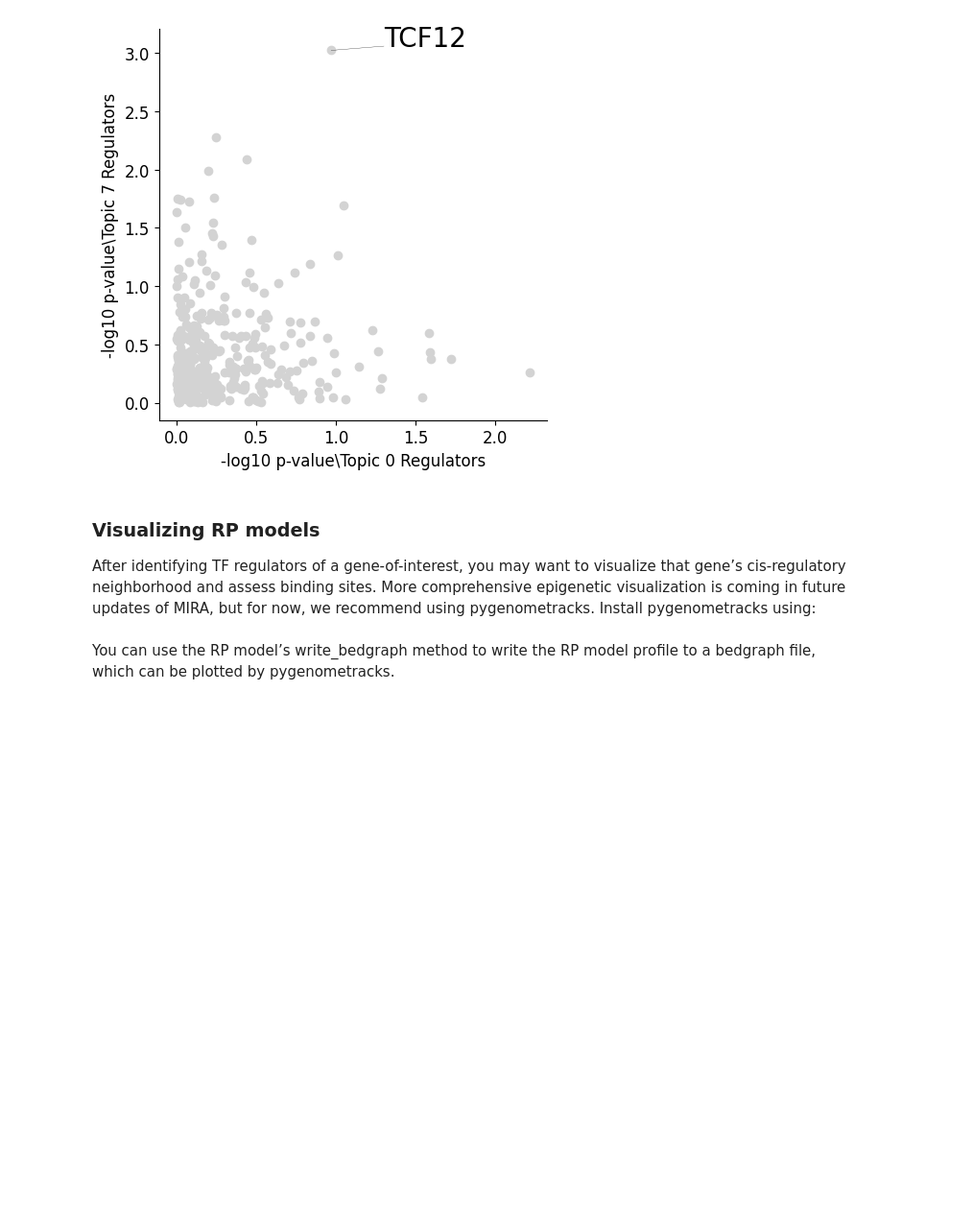
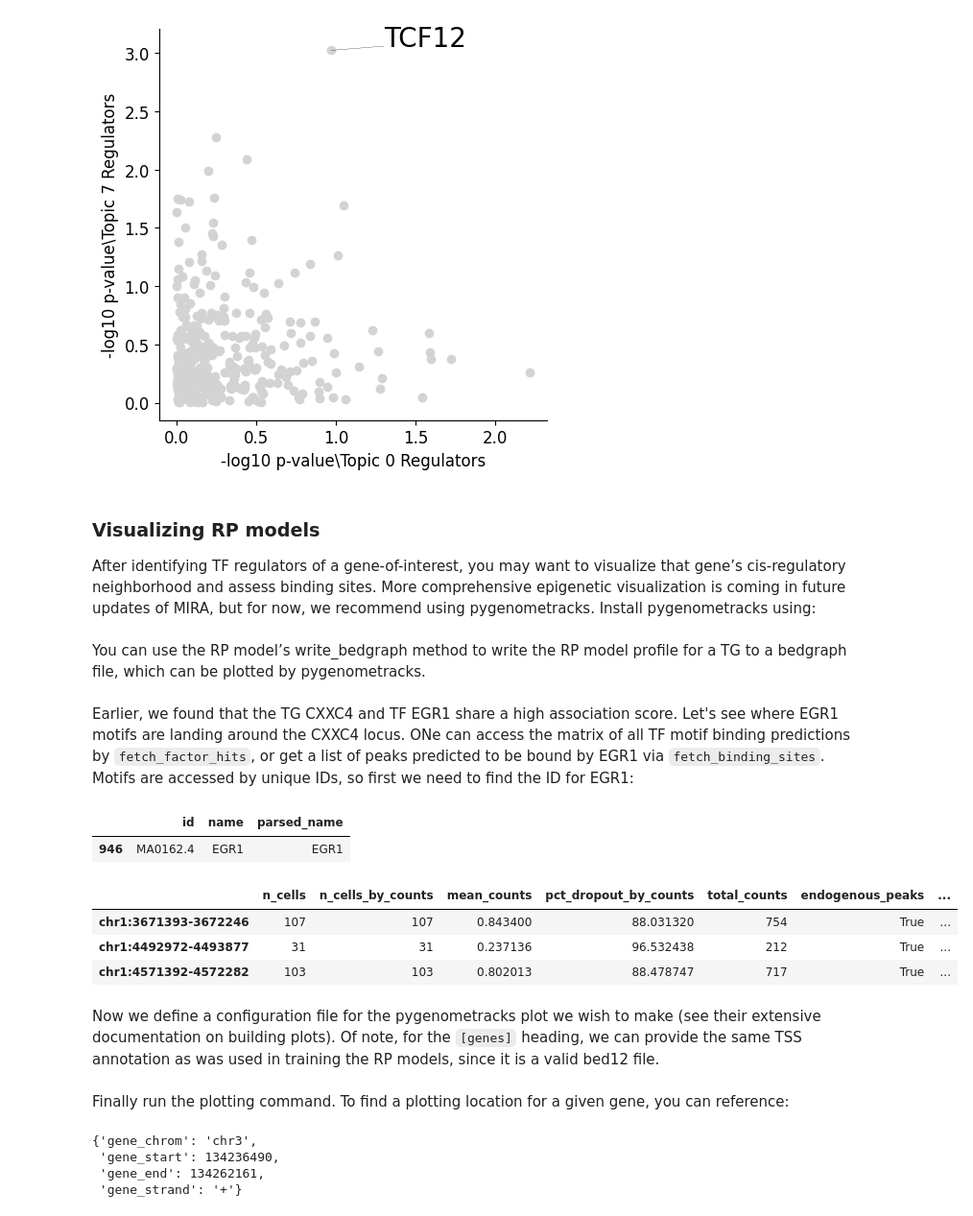
Before and after one commit to Luminarada80/MIRA, a Jupyter notebook: notebooks/05_mira_regulatory_potential_modeling.ipynb, the cells around one changed output. Shown at 96% size. Cells and saved outputs as stored; diff of their text form; code cells hidden in the pictures; blank space fills up the shorter version.

Commit message:
Finished the notebook for the regulatory potential modeling step

```diff
--- a/notebooks/05_mira_regulatory_potential_modeling.ipynb
+++ b/notebooks/05_mira_regulatory_potential_modeling.ipynb
@@ -363,7 +396,7 @@ INFO:mira.tools.tf_targeting:Testing with 147 query genes and 2527 background ge
 
 After identifying TF regulators of a gene-of-interest, you may want to visualize that gene’s cis-regulatory neighborhood and assess binding sites. More comprehensive epigenetic visualization is coming in future updates of MIRA, but for now, we recommend using pygenometracks. Install pygenometracks using:
 # %% [markdown]
-You can use the RP model’s write_bedgraph method to write the RP model profile to a bedgraph file, which can be plotted by pygenometracks.
+You can use the RP model’s write_bedgraph method to write the RP model profile for a TG to a bedgraph file, which can be plotted by pygenometracks.
 # %%
 import pygenometracks
 # %%
@@ -373,0 +407,16 @@ litemodel['Atf6'].write_bedgraph(atac_adata,
+# %% [markdown]
+Earlier, we found that the TG CXXC4 and TF EGR1 share a high association score. Let's see where  EGR1 motifs are landing around the CXXC4 locus. ONe can access the matrix of all TF motif binding predictions by `fetch_factor_hits`, or get a list of peaks predicted to be bound by EGR1 via `fetch_binding_sites`. Motifs are accessed by unique IDs, so first we need to find the ID for EGR1:
+# %%
+factors = mira.utils.fetch_factor_meta(atac_adata)
+factors[factors.name == 'EGR1']
+# %% [output]
+|  | id | name | parsed_name |
+| 946 | MA0162.4 | EGR1 | EGR1 |
+# %%
+egr1_binding = mira.utils.fetch_binding_sites(atac_adata, id = 'MA0162.4')
+egr1_binding.head(3)
+# %% [output]
+|  | n_cells | n_cells_by_counts | mean_counts | pct_dropout_by_counts | total_counts | endogenous_peaks | ... |
+| chr1:3671393-3672246 | 107 | 107 | 0.843400 | 88.031320 | 754 | True | ... |
+| chr1:4492972-4493877 | 31 | 31 | 0.237136 | 96.532438 | 212 | True | ... |
+| chr1:4571392-4572282 | 103 | 103 | 0.802013 | 88.478747 | 717 | True | ... |
@@ -373,0 +429,2 @@ litemodel['Atf6'].write_bedgraph(atac_adata,
+# %% [markdown]
+Now we define a configuration file for the pygenometracks plot we wish to make (see their extensive documentation on building plots). Of note, for the `[genes]` heading, we can provide the same TSS annotation as was used in training the RP models, since it is a valid bed12 file.
@@ -373,0 +475,9 @@ litemodel['Atf6'].write_bedgraph(atac_adata,
+# %% [markdown]
+Finally run the plotting command. To find a plotting location for a given gene, you can reference:
+# %%
+mira.utils.fetch_TSS_data(atac_adata)['Cxxc4']
+# %% [output]
+{'gene_chrom': 'chr3',
+ 'gene_start': 134236490,
+ 'gene_end': 134262161,
+ 'gene_strand': '+'}
```
Also changed, not shown: parts of 10 cells of this notebook, 1 other file.
